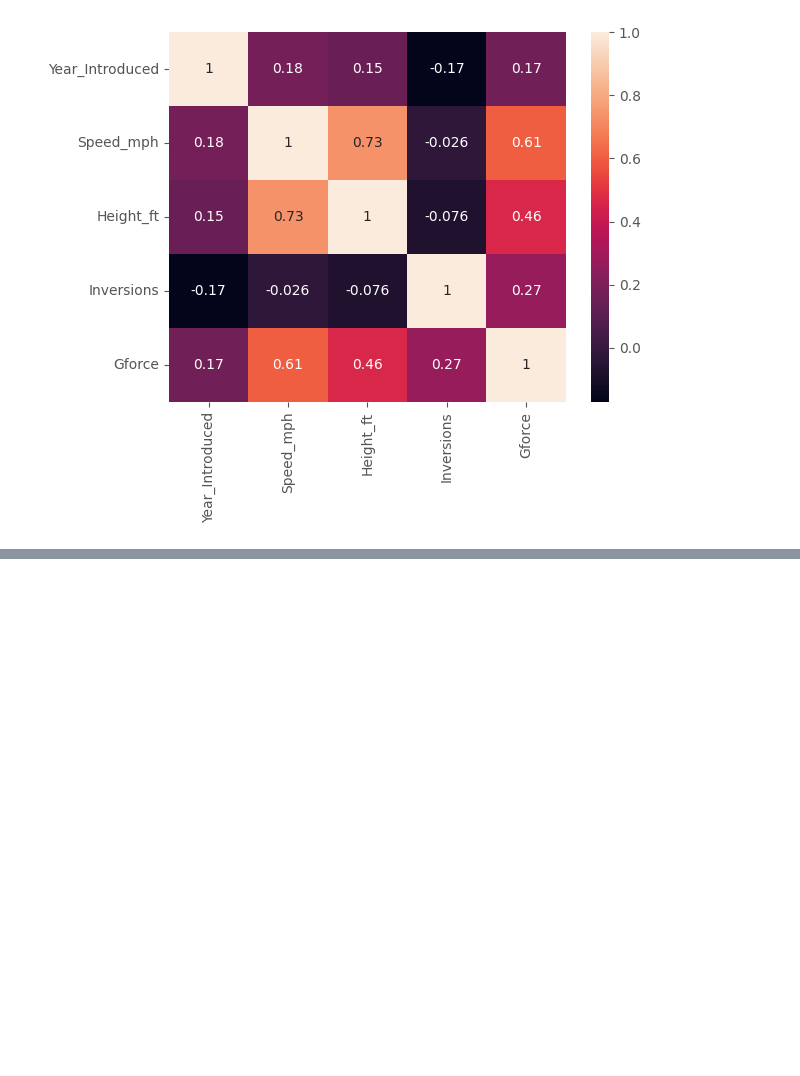
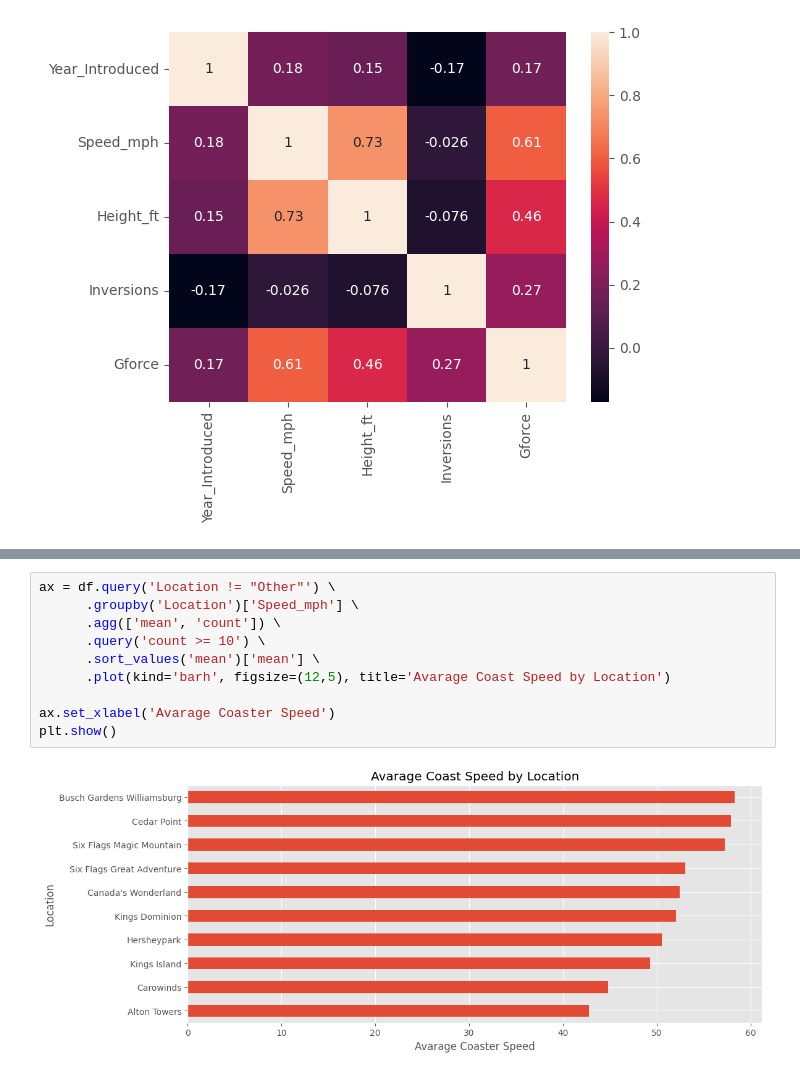
Before and after one commit to leszniewskamonika/Exploratory_Data_Analysis, a Jupyter notebook: Eksploracja_danych.ipynb, the cells around one changed output, grey strips where cells are left out. Cells and saved outputs as stored; diff of their text form; blank space fills up the shorter version.

```diff
--- a/Eksploracja_danych.ipynb
+++ b/Eksploracja_danych.ipynb
@@ -357,0 +377,12 @@ sns.heatmap(df_corr, annot=True)
+# %%
+ax = df.query('Location != "Other"') \
+      .groupby('Location')['Speed_mph'] \
+      .agg(['mean', 'count']) \
+      .query('count >= 10') \
+      .sort_values('mean')['mean'] \
+      .plot(kind='barh', figsize=(12,5), title='Avarage Coast Speed by Location')
+
+ax.set_xlabel('Avarage Coaster Speed')
+plt.show()
+# %% [output]
+[figure, added]
```
Also changed, not shown: parts of 2 cells of this notebook.
